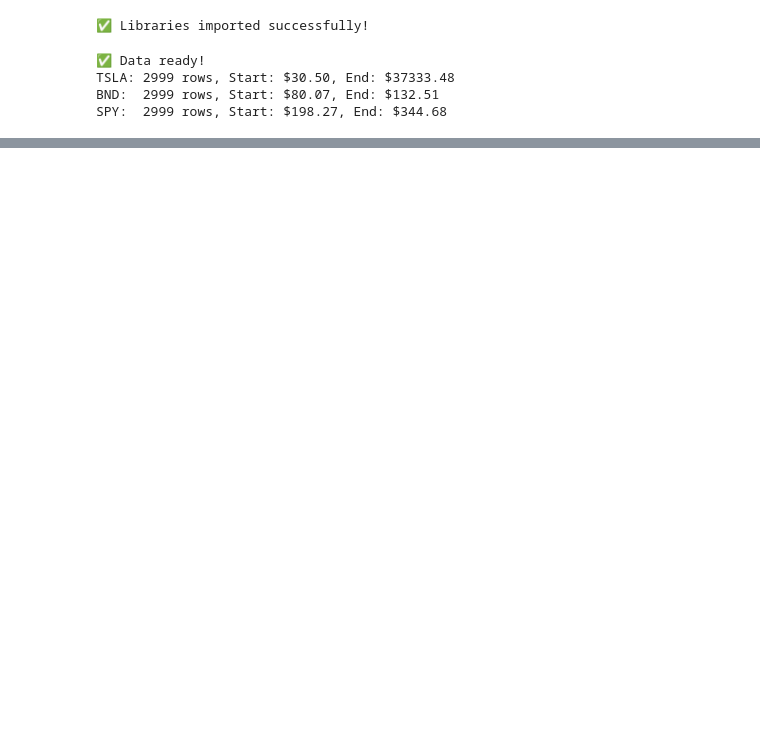
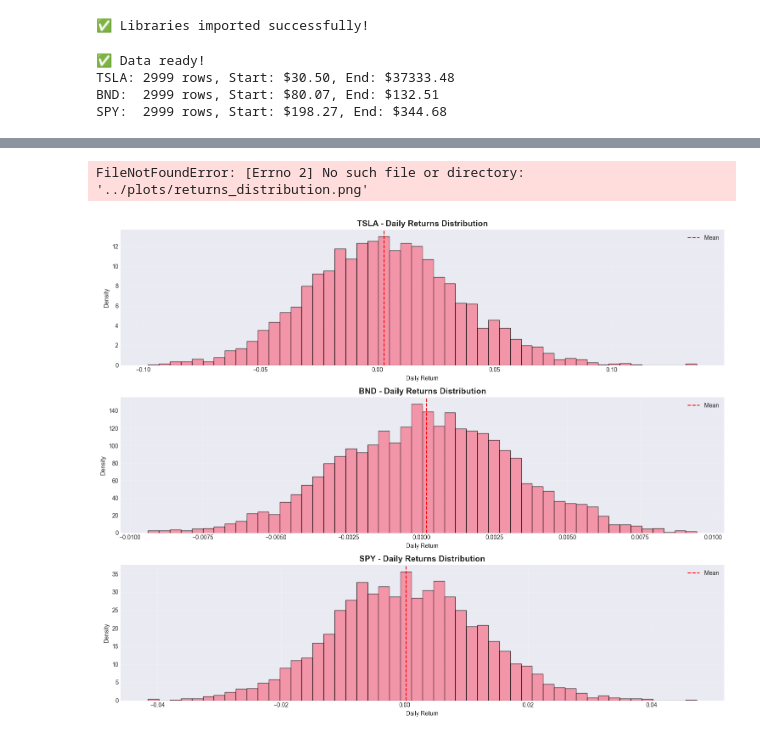
Before and after one commit to Elda-dere/portfolio-optimization, a Jupyter notebook: notebooks/Task1_EDA.ipynb, the cells around one changed output, grey strips where cells are left out. Saved outputs shown, nothing was run; the diff lists cells and outputs as text; code cells hidden in the pictures; blank space fills up the shorter version.

```diff
--- a/notebooks/Task1_EDA.ipynb
+++ b/notebooks/Task1_EDA.ipynb
@@ -118,0 +174,18 @@ SPY: 0 missing values (0.00%)
+# %%
+fig, axes = plt.subplots(3,1, figsize=(15,12))
+for idx, ticker in enumerate(['TSLA','BND','SPY']):
+    ax = axes[idx]
+    daily_ret = returns[ticker]
+    ax.hist(daily_ret, bins=50, edgecolor='black', alpha=0.7, density=True)
+    ax.axvline(daily_ret.mean(), color='r', linestyle='--', label='Mean')
+    ax.set_title(f'{ticker} - Daily Returns Distribution', fontsize=14, fontweight='bold')
+    ax.set_xlabel('Daily Return')
+    ax.set_ylabel('Density')
+    ax.legend()
+    ax.grid(True, alpha=0.3)
+plt.tight_layout()
+plt.savefig('../plots/returns_distribution.png', dpi=300, bbox_inches='tight')
+plt.show()
+# %% [output]
+FileNotFoundError: [Errno 2] No such file or directory: '../plots/returns_distribution.png'
+[figure, added]
```
Also changed, not shown: parts of 9 cells of this notebook.
